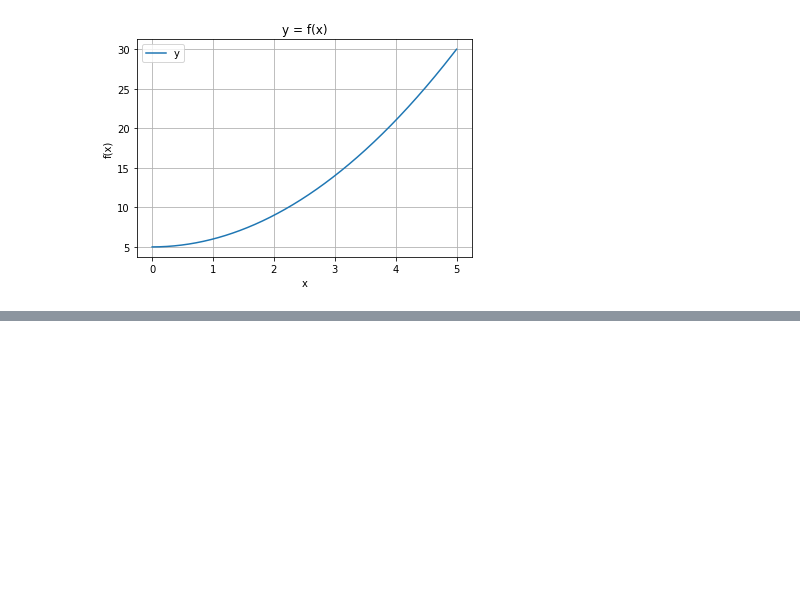
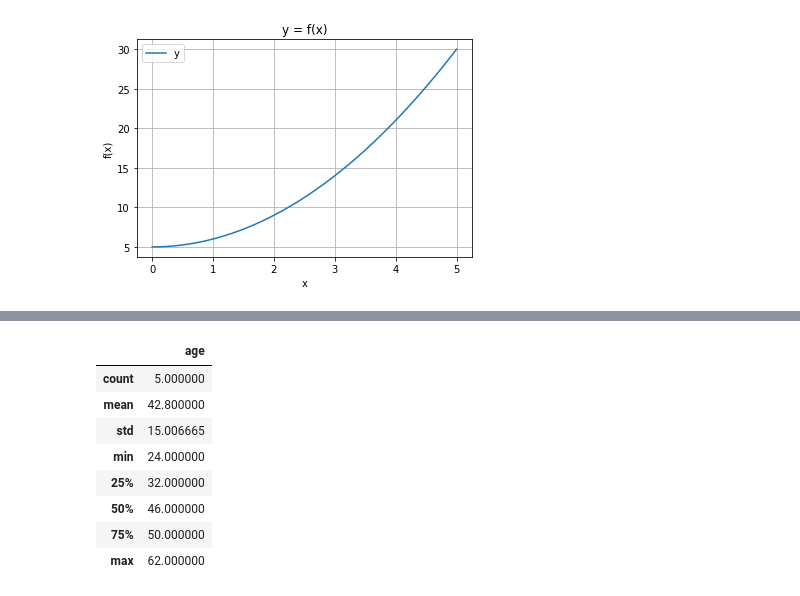
Before and after one commit to Wojciech-Poniewierka/ABD_lab, a Jupyter notebook: lab1.ipynb, the cells around one changed output, grey strips where cells are left out. Saved outputs shown, nothing was run; the diff lists cells and outputs as text; code cells hidden in the pictures; blank space fills up the shorter version.

```diff
--- a/lab1.ipynb
+++ b/lab1.ipynb
@@ -44,0 +72,12 @@ plot(v3)
+# %%
+data.describe()
+# %% [output]
+|  | age |
+| count | 5.000000 |
+| mean | 42.800000 |
+| std | 15.006665 |
+| min | 24.000000 |
+| 25% | 32.000000 |
+| 50% | 46.000000 |
+| 75% | 50.000000 |
+| max | 62.000000 |
```
Also changed, not shown: parts of 8 cells of this notebook.
